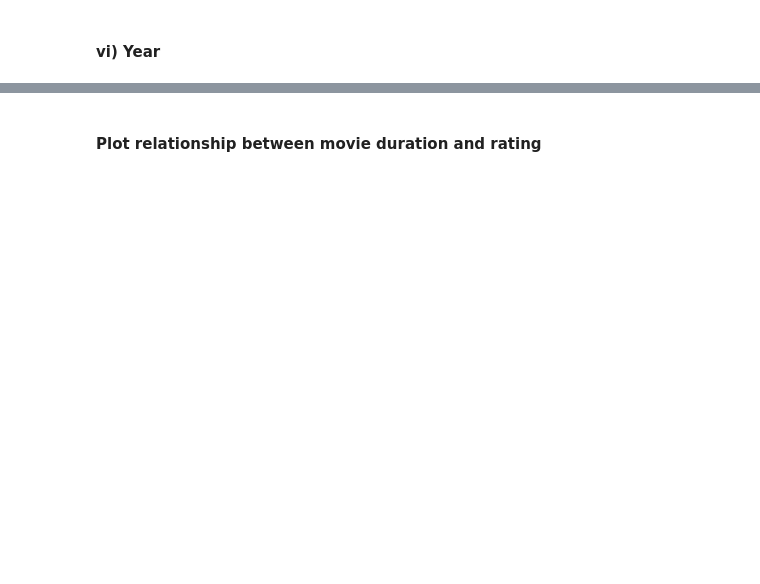
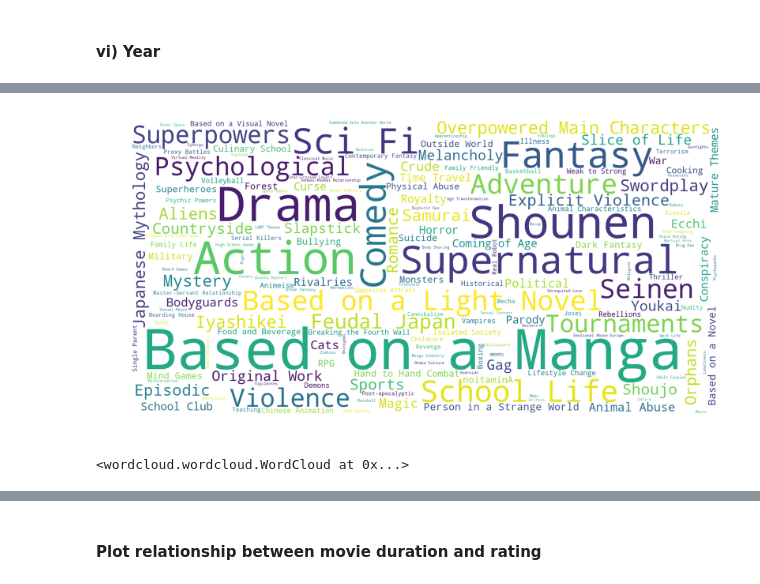
Before and after one commit to datastoryteller/Anime-Analysis, a Jupyter notebook: Anime Analysis.ipynb, the cells around one changed output, grey strips where cells are left out. Saved outputs shown, nothing was run; the diff lists cells and outputs as text; code cells hidden in the pictures; blank space fills up the shorter version.

```diff
--- a/Anime Analysis.ipynb
+++ b/Anime Analysis.ipynb
@@ -285,0 +284,2 @@ ax.xaxis.set_major_locator(MaxNLocator(integer=True))
+# %%
+tags_df = arrayColUniqDfCreator(top_rated, 'Tags')
@@ -285,0 +306,3 @@ ax.xaxis.set_major_locator(MaxNLocator(integer=True))
+# %%
+wordcount = pd.Series(tags_df['Count'].values,index=tags_df['Tags']).to_dict()
+wordcount
@@ -285,0 +327,11 @@ ax.xaxis.set_major_locator(MaxNLocator(integer=True))
+# %%
+from wordcloud import WordCloud
+wc = WordCloud(background_color="white", width=1800, height=900).generate_from_frequencies(wordcount)
+plt.figure(figsize=(10,12),dpi=300)
+plt.imshow(wc, interpolation="bilinear")
+plt.axis("off")
+plt.show()
+wc.to_file('images/top_rated_tags_wordcloud.png')
+# %% [output]
+[figure, added]
+<wordcloud.wordcloud.WordCloud at 0x...>
```
Also changed, not shown: parts of 11 cells of this notebook, 6 other files.
